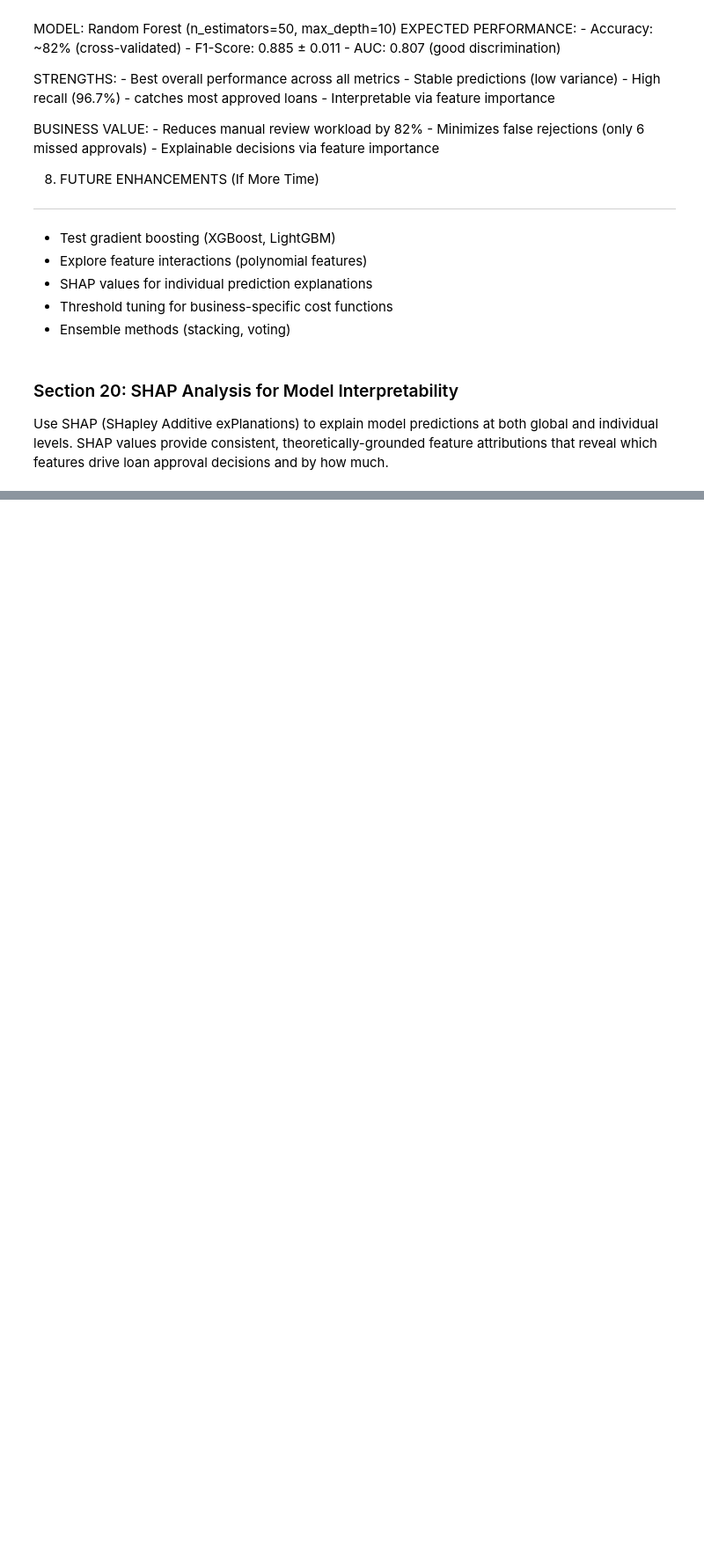
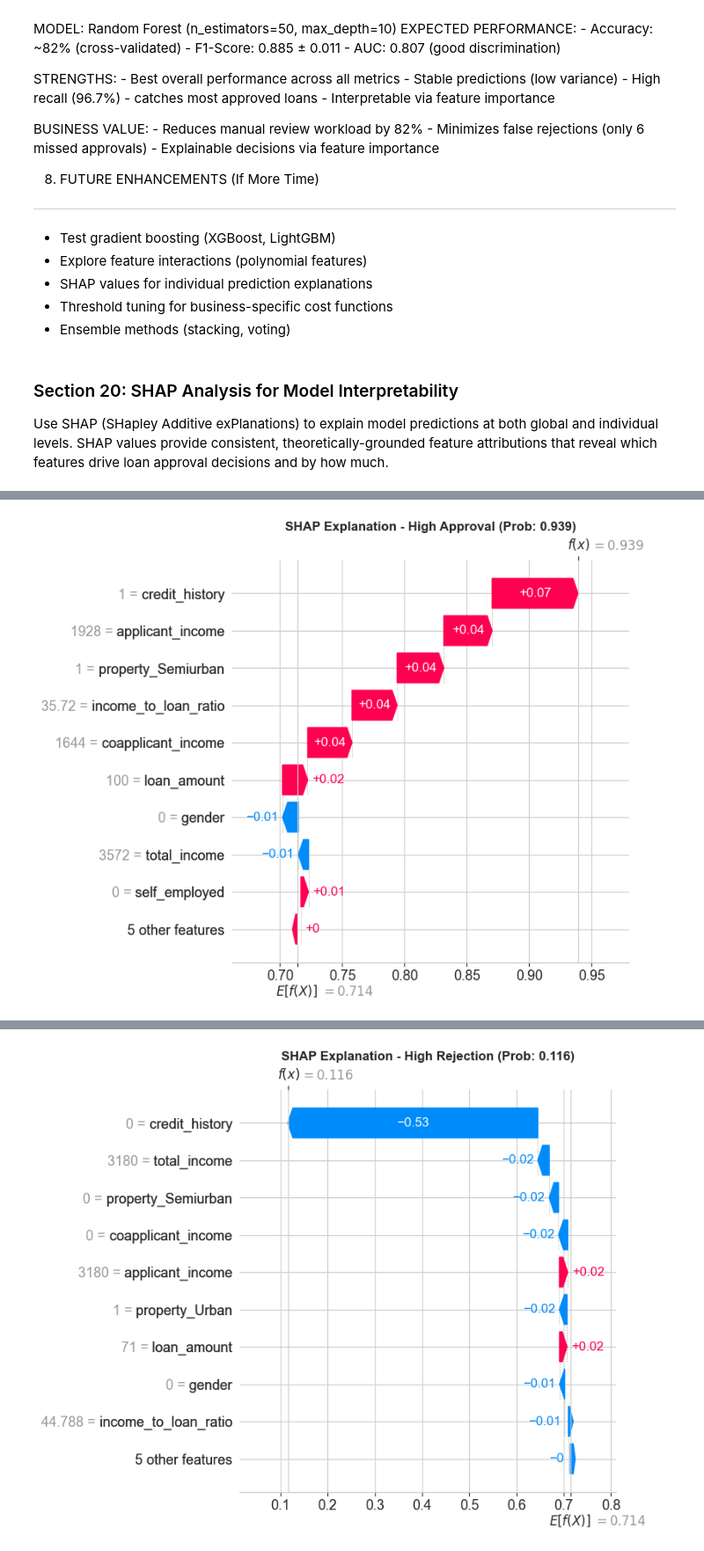
Before and after one commit to albertodiazdurana/loan-approval-prediction, a Jupyter notebook: notebooks/w01_d01_EDA_baseline_models.ipynb, the cells around one changed output, grey strips where cells are left out. Shown: that part at 88% size. Saved outputs shown, nothing was run; the diff lists cells and outputs as text; code cells hidden in the pictures; blank space fills up the shorter version.

```diff
--- a/notebooks/w01_d01_EDA_baseline_models.ipynb
+++ b/notebooks/w01_d01_EDA_baseline_models.ipynb
@@ -1504,0 +1667,69 @@ SHAP version: 0.50.0
+# %%
+## 20.5 Waterfall Plot - Individual Prediction Explanation
+
+print("Generating Waterfall Plots for Individual Predictions")
+print("="*60)
+
+# Get prediction probabilities
+y_pred_proba = best_rf_model.predict_proba(X_test)[:, 1]
+y_pred = best_rf_model.predict(X_test)
+
+# Find indices for interesting cases
+idx_high_approval = y_pred_proba.argmax()
+idx_high_rejection = y_pred_proba.argmin()
+idx_borderline = np.abs(y_pred_proba - 0.5).argmin()
+
+print(f"\nSelected cases for explanation:")
+print(f"  High Confidence Approval: Index {idx_high_approval} (Prob: {y_pred_proba[idx_high_approval]:.3f})")
+print(f"  High Confidence Rejection: Index {idx_high_rejection} (Prob: {y_pred_proba[idx_high_rejection]:.3f})")
+print(f"  Borderline Case: Index {idx_borderline} (Prob: {y_pred_proba[idx_borderline]:.3f})")
+
+print("\n" + "="*60)
+print("\n1. High Confidence Approval Case:")
+print("-"*60)
+
+# Create explanation object for waterfall plot
+explanation = shap.Explanation(
+    values=shap_values_approved[idx_high_approval],
+    base_values=explainer.expected_value[1],
+    data=X_test.iloc[idx_high_approval].values,
+    feature_names=X_test.columns.tolist()
+)
+
+plt.figure(figsize=(10, 6))
+shap.waterfall_plot(explanation, show=False)
+plt.title(f'SHAP Explanation - High Approval (Prob: {y_pred_proba[idx_high_approval]:.3f})',
+          fontsize=12, fontweight='bold')
+plt.tight_layout()
+plt.savefig(OUTPUTS / 'shap_waterfall_high_approval.png', dpi=300, bbox_inches='tight')
+plt.show()
+
+print("\nTop 5 feature values for this applicant:")
+applicant_data = X_test.iloc[idx_high_approval]
+for feature in feature_importance_shap.head(5)['Feature']:
+    print(f"  {feature}: {applicant_data[feature]:.2f}")
+
+print("\n" + "="*60)
+print("\n2. High Confidence Rejection Case:")
+print("-"*60)
+
+explanation_rejection = shap.Explanation(
+    values=shap_values_approved[idx_high_rejection],
+    base_values=explainer.expected_value[1],
+    data=X_test.iloc[idx_high_rejection].values,
+    feature_names=X_test.columns.tolist()
+)
+
+plt.figure(figsize=(10, 6))
+shap.waterfall_plot(explanation_rejection, show=False)
+plt.title(f'SHAP Explanation - High Rejection (Prob: {y_pred_proba[idx_high_rejection]:.3f})',
+          fontsize=12, fontweight='bold')
+plt.tight_layout()
+plt.savefig(OUTPUTS / 'shap_waterfall_high_rejection.png', dpi=300, bbox_inches='tight')
+plt.show()
+
+print("\nTop 5 feature values for this applicant:")
+applicant_data_rej = X_test.iloc[idx_high_rejection]
+for feature in feature_importance_shap.head(5)['Feature']:
+    print(f"  {feature}: {applicant_data_rej[feature]:.2f}")
+# %% [output]
@@ -1504,0 +1748 @@ SHAP version: 0.50.0
+[figure, added]
@@ -1504,0 +1760 @@ SHAP version: 0.50.0
+[figure, added]
```
Also changed, not shown: parts of 13 cells of this notebook, 6 other files.
